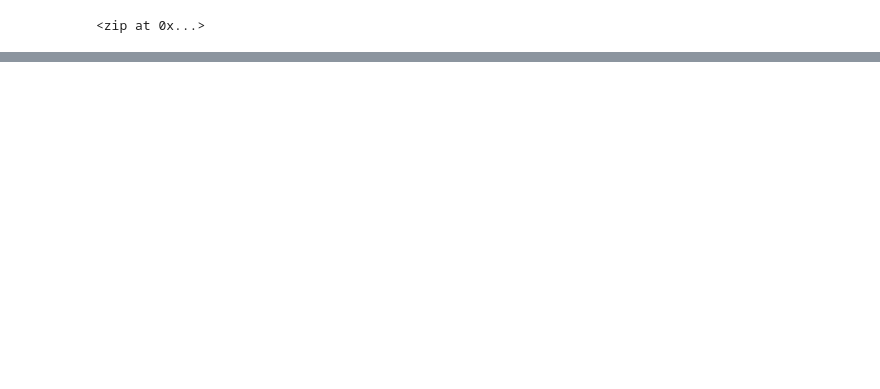
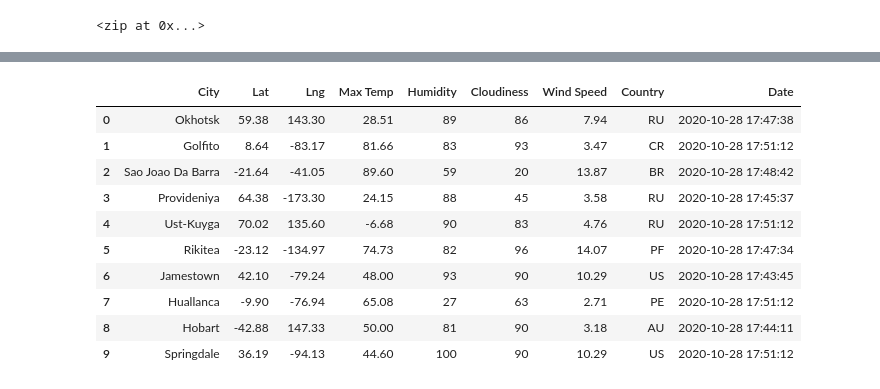
Before and after one commit to vstacks4/World_Weather_Analysis, a Jupyter notebook: WeatherPY.ipynb, the cells around one changed output, grey strips where cells are left out. Drawn from its saved outputs; the diff is of its cells as text; code cells hidden in the pictures; blank space fills up the shorter version.

```diff
--- a/WeatherPY.ipynb
+++ b/WeatherPY.ipynb
@@ -33,0 +39,4 @@ len(cities)
+# %%
+# Starting URL for Weather Map API Call.
+url = "http://api.openweathermap.org/data/2.5/weather?units=Imperial&APPID=" + weather_api_key
+print(url)
@@ -33,0 +48,10 @@ len(cities)
+# %%
+# Create an empty list to hold the weather data.
+city_data = []
+# Print the beginning of the logging.
+print("Beginning Data Retrieval     ")
+print("-----------------------------")
+
+# Create counters.
+record_count = 1
+set_count = 1
@@ -33,0 +61,10 @@ len(cities)
+# %%
+# Loop through all the cities in our list.
+for i in range(len(cities)):
+
+    # Group cities in sets of 50 for logging purposes.
+    if (i % 50 == 0 and i >= 50):
+        set_count += 1
+        record_count = 1
+    # Create endpoint URL with each city.
+    city_url = url + "&q=" + "i"
@@ -33,0 +138,16 @@ len(cities)
+# %%
+# Convert the array of dictionaries to a Pandas DataFrame.
+city_data_df = pd.DataFrame(city_data)
+city_data_df.head(10)
+# %% [output]
+|  | City | Lat | Lng | Max Temp | Humidity | Cloudiness | Wind Speed | Country | Date |
+| 0 | Okhotsk | 59.38 | 143.30 | 28.51 | 89 | 86 | 7.94 | RU | 2020-10-28 17:47:38 |
+| 1 | Golfito | 8.64 | -83.17 | 81.66 | 83 | 93 | 3.47 | CR | 2020-10-28 17:51:12 |
+| 2 | Sao Joao Da Barra | -21.64 | -41.05 | 89.60 | 59 | 20 | 13.87 | BR | 2020-10-28 17:48:42 |
+| 3 | Provideniya | 64.38 | -173.30 | 24.15 | 88 | 45 | 3.58 | RU | 2020-10-28 17:45:37 |
+| 4 | Ust-Kuyga | 70.02 | 135.60 | -6.68 | 90 | 83 | 4.76 | RU | 2020-10-28 17:51:12 |
+| 5 | Rikitea | -23.12 | -134.97 | 74.73 | 82 | 96 | 14.07 | PF | 2020-10-28 17:47:34 |
+| 6 | Jamestown | 42.10 | -79.24 | 48.00 | 93 | 90 | 10.29 | US | 2020-10-28 17:43:45 |
+| 7 | Huallanca | -9.90 | -76.94 | 65.08 | 27 | 63 | 2.71 | PE | 2020-10-28 17:51:12 |
+| 8 | Hobart | -42.88 | 147.33 | 50.00 | 81 | 90 | 3.18 | AU | 2020-10-28 17:44:11 |
+| 9 | Springdale | 36.19 | -94.13 | 44.60 | 100 | 90 | 10.29 | US | 2020-10-28 17:51:12 |
```
Also changed, not shown: parts of 7 cells of this notebook.
